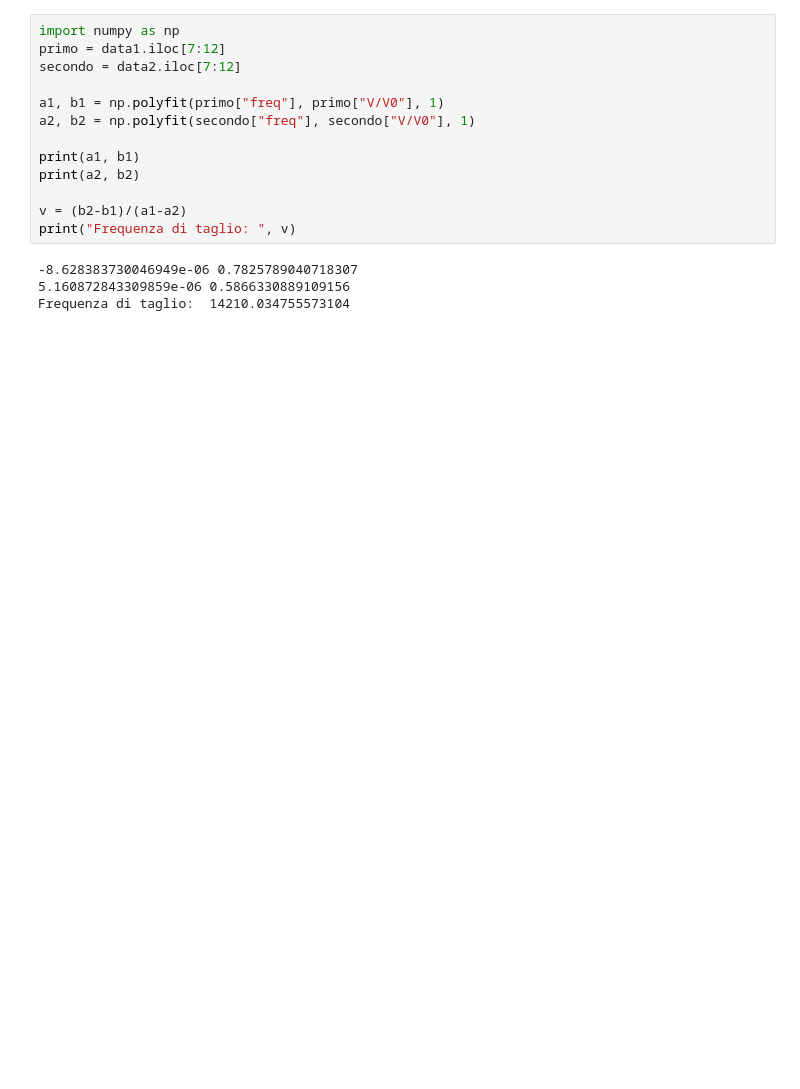
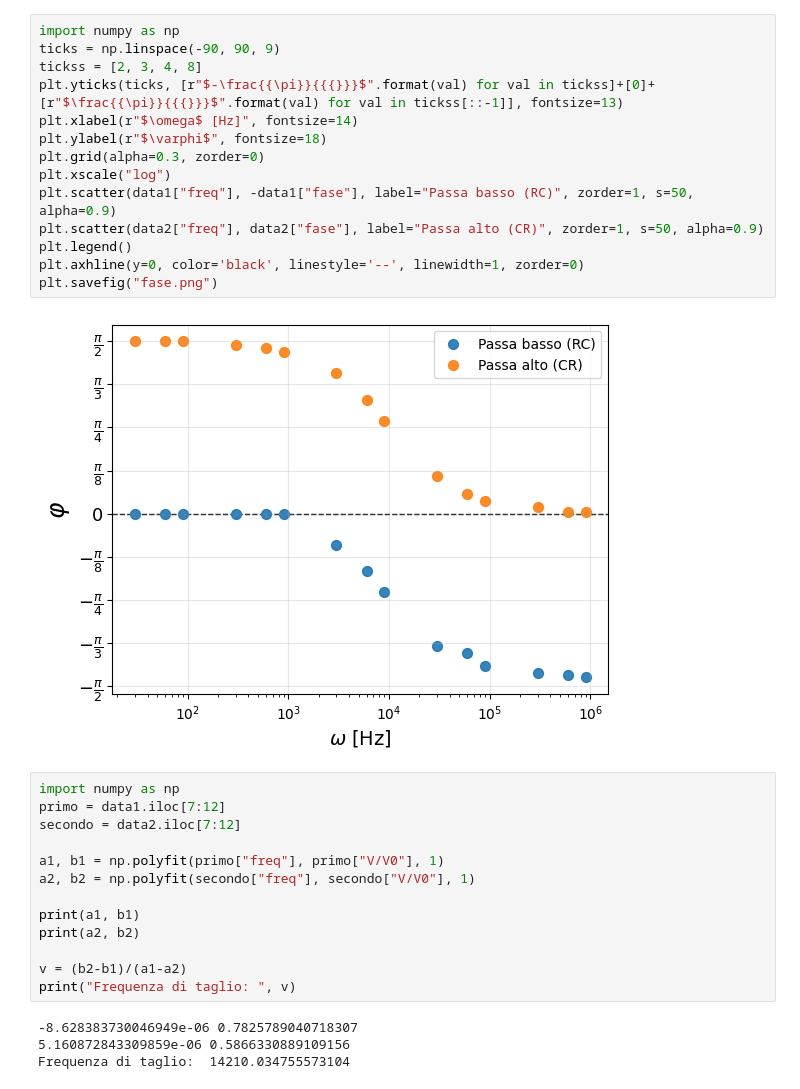
Before and after one commit to felix-anto/lab2, a Jupyter notebook: Terza esperienza/Terza esperienza.ipynb, the cells around one changed output. Cells and saved outputs as stored; diff of their text form; blank space fills up the shorter version.

```diff
--- a/Terza esperienza/Terza esperienza.ipynb
+++ b/Terza esperienza/Terza esperienza.ipynb
@@ -13,3 +17,19 @@ plt.scatter(data2["freq"], data2["V/V0"], label="Dati sperimentali")
+# %%
+import numpy as np
+ticks = np.linspace(-90, 90, 9)
+tickss = [2, 3, 4, 8]
+plt.yticks(ticks, [r"$-\frac{{\pi}}{{{}}}$".format(val) for val in tickss]+[0]+[r"$\frac{{\pi}}{{{}}}$".format(val) for val in tickss[::-1]], fontsize=13)
+plt.xlabel(r"$\omega$ [Hz]", fontsize=14)
+plt.ylabel(r"$\varphi$", fontsize=18)
+plt.grid(alpha=0.3, zorder=0)
+plt.xscale("log")
+plt.scatter(data1["freq"], -data1["fase"], label="Passa basso (RC)", zorder=1, s=50, alpha=0.9)
+plt.scatter(data2["freq"], data2["fase"], label="Passa alto (CR)", zorder=1, s=50, alpha=0.9)
+plt.legend()
+plt.axhline(y=0, color='black', linestyle='--', linewidth=1, zorder=0)
+plt.savefig("fase.png")
+# %% [output]
+[figure, added]
 # %%
 import numpy as np
 primo = data1.iloc[7:12]
```
Also changed, not shown: parts of 4 cells of this notebook, 4 other files.
